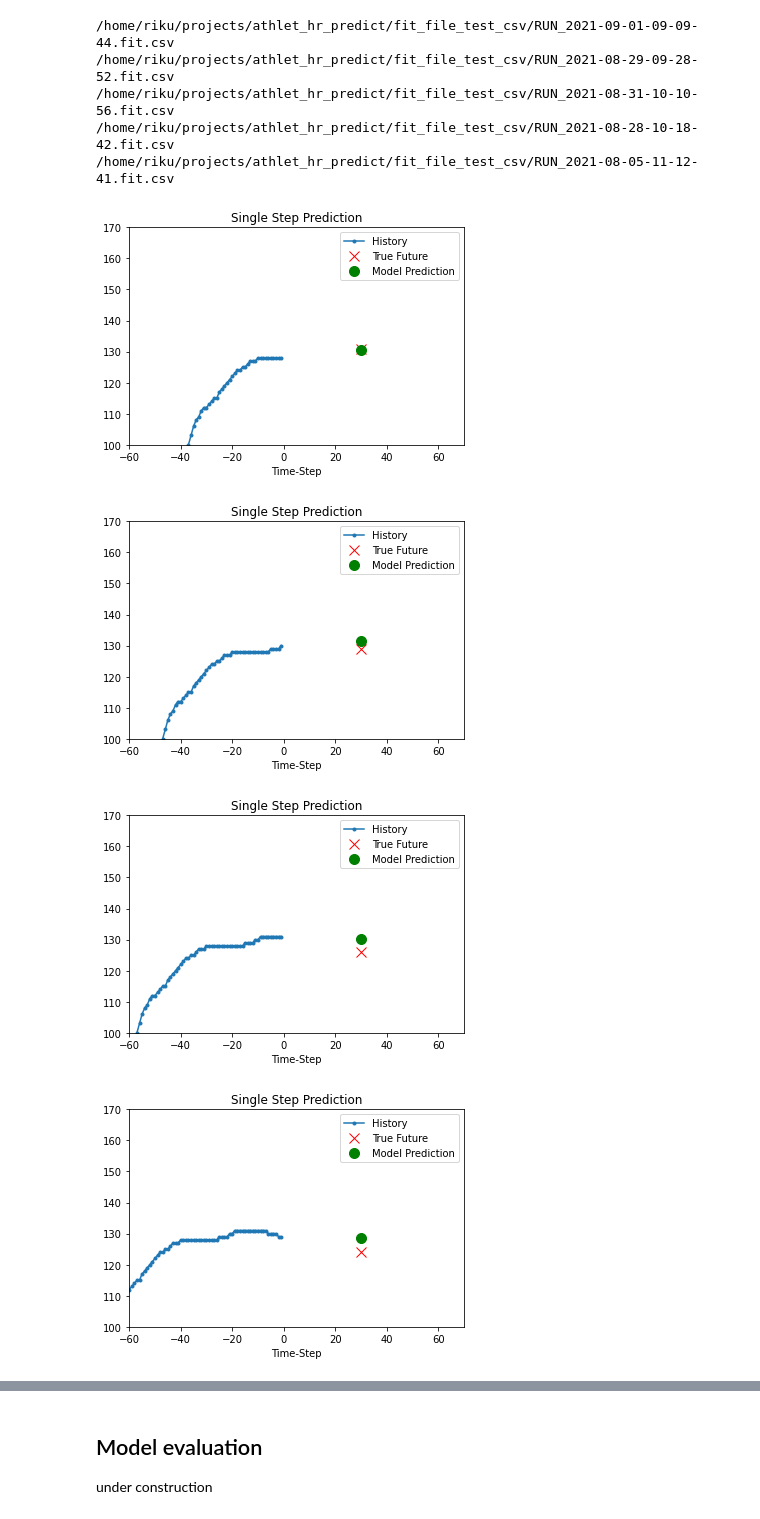
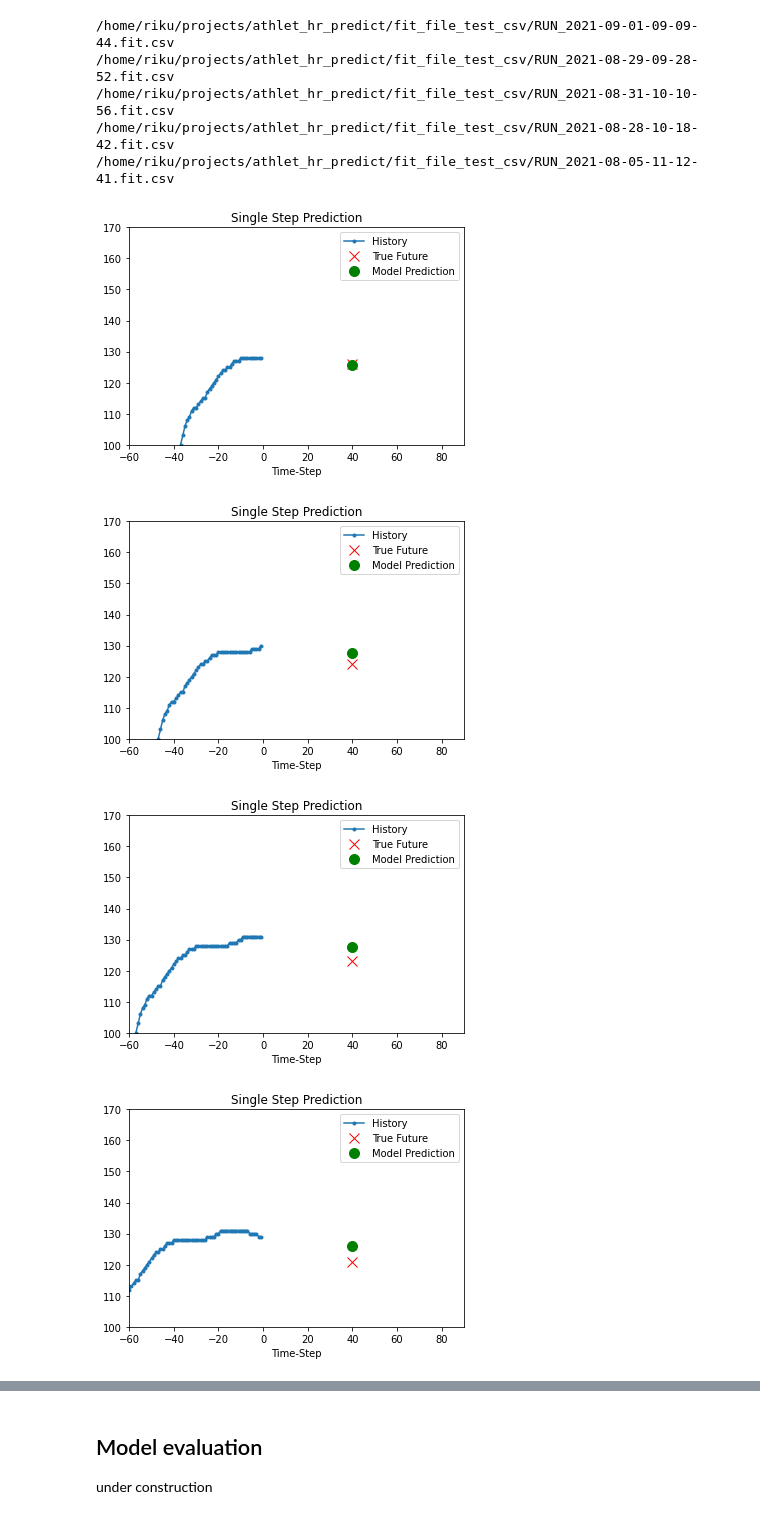
Before and after one commit to rikluost/athlete_hr_predict, a Jupyter notebook: 10_generator_and_model.ipynb, the cells around one changed output, grey strips where cells are left out. Drawn from its saved outputs; the diff is of its cells as text; code cells hidden in the pictures.

```diff
--- a/10_generator_and_model.ipynb
+++ b/10_generator_and_model.ipynb
@@ -46,7 +46,7 @@ batch_size = 500 # training batch size for the LSTM
 epochs = 100 # maximum number of epochs - autostop will work on per file basis
 learning_rate = 0.002
 n_X = 60 # number of timesteps for training
-n_y = 20 # number of timesteps in future for prediction
+n_y = 40 # number of timesteps in future for prediction
 step = 1 # step size of predictors for model training
 
 sequence_length = int(n_X/step)
@@ -152,7 +153,7 @@ model.compile(optimizer=keras.optimizers.Adam(learning_rate=learning_rate), metr
 model.summary()
 
 path_checkpoint = "model_checkpoint.h5"
-es_callback = keras.callbacks.EarlyStopping(monitor="val_loss", min_delta=0, patience=5)
+es_callback = keras.callbacks.EarlyStopping(monitor="val_loss", min_delta=0, patience=5, verbose=1)
 
 modelckpt_callback = keras.callbacks.ModelCheckpoint(
     monitor="val_loss",
@@ -309,35 +310,35 @@ dataset_test = dataset_test_old
 
 def show_plot(plot_data, delta, title):
     labels = ["History", "True Future", "Model Prediction"]
     marker = [".-", "rx", "go"]
     time_steps = list(range(-(plot_data[0].shape[0]), 0))
 
     if delta:
         future = delta
     else:
         future = 0
     plt.title(title)
     for i, val in enumerate(plot_data):
         if i:
             plt.plot(future, plot_data[i], marker[i], markersize=10, label=labels[i])
         else:
             plt.plot(time_steps, plot_data[i].flatten(), marker[i], label=labels[i])
     plt.legend()
     plt.xlim([time_steps[0], (future + 5) * 2])
     plt.ylim(100,170)
     plt.xlabel("Time-Step")
     plt.show()
     return
 
 
 for x, y in dataset_test.take(5):
     show_plot(
         [denormalize_hr(x[0][:, 0].numpy()), denormalize_hr(y[0]), denormalize_hr( model.predict(x)[0])],
-        30,
+        n_y,
         "Single Step Prediction",
     )
 # %% [output]
-[figure, old version]
+[figure, new version]
-[figure, old version]
+[figure, new version]
-[figure, old version]
+[figure, new version]
-[figure, old version]
+[figure, new version]
```
Also changed, not shown: parts of 11 cells of this notebook, 13 other files.
